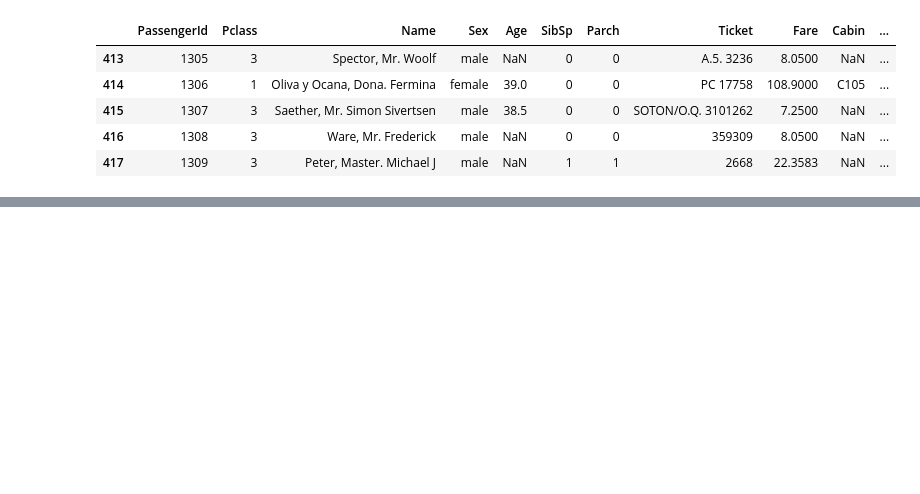
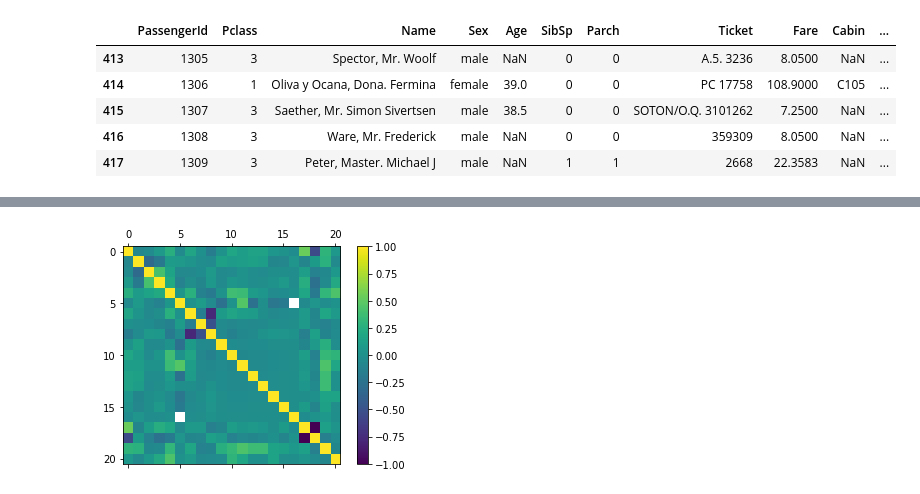
Before and after one commit to Kallin/data_sci_explore, a Jupyter notebook: work/kaggle/titanic/index.ipynb, the cells around one changed output, grey strips where cells are left out. Cells and saved outputs as stored; diff of their text form; code cells hidden in the pictures; blank space fills up the shorter version.

```diff
--- a/work/kaggle/titanic/index.ipynb
+++ b/work/kaggle/titanic/index.ipynb
@@ -318,0 +306,3 @@ plt.show()
+# %%
+corr_matrix = cleaned_train_df.corr()
+corr_matrix
@@ -318,0 +348,11 @@ plt.show()
+# %%
+import matplotlib.pyplot as plt
+import numpy as np
+
+fig = plt.figure()
+ax = fig.add_subplot(111)
+cax = ax.matshow(corr_matrix, vmin=-1, vmax=1)
+fig.colorbar(cax)
+plt.show()
+# %% [output]
+[figure, added]
```
Also changed, not shown: parts of 10 cells of this notebook, 1 other file.
